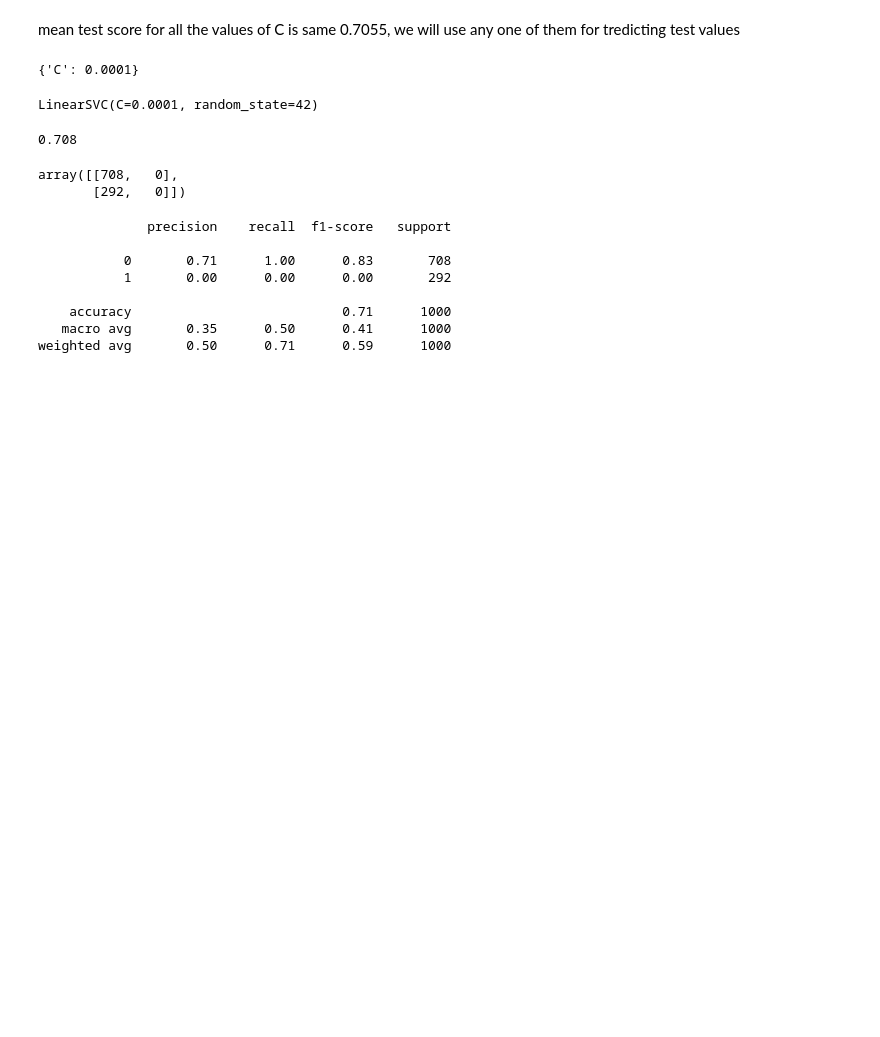
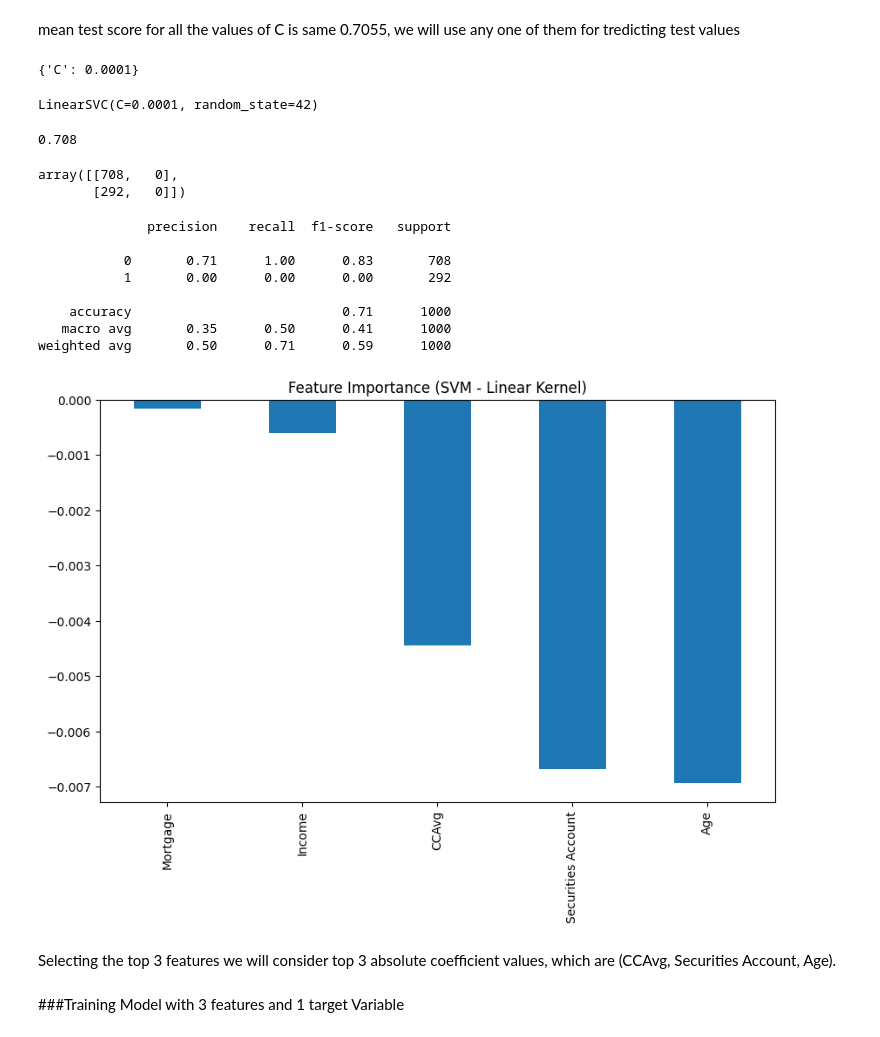
Before and after one commit to gauravraidata/IITJ-projects, a Jupyter notebook: Assignment1(DP,LR,SVM,RF).ipynb, the cells around one changed output. Saved outputs shown, nothing was run; the diff lists cells and outputs as text; code cells hidden in the pictures; blank space fills up the shorter version.

```diff
--- a/Assignment1(DP,LR,SVM,RF).ipynb
+++ b/Assignment1(DP,LR,SVM,RF).ipynb
@@ -950,3 +932,19 @@ print(classification_report(Ytest, BPLC_Ypred))
     accuracy                           0.71      1000
    macro avg       0.35      0.50      0.41      1000
 weighted avg       0.50      0.71      0.59      1000
+# %%
+#finding effect of features on outcome
+
+importances = pd.Series(BPLC_model.coef_.ravel(), index=Xtrain.columns)
+
+# Visualize
+plt.figure(figsize=(10, 6))
+importances.sort_values(ascending=False).plot(kind='bar')
+plt.title("Feature Importance (SVM - Linear Kernel)")
+plt.show()
+# %% [output]
+[figure, added]
+# %% [markdown]
+Selecting the top 3 features we will consider top 3 absolute coefficient values, which are (CCAvg, Securities Account, Age).
+# %% [markdown]
+###Training Model with 3 features and 1 target Variable
```
Also changed, not shown: parts of 4 cells of this notebook.
